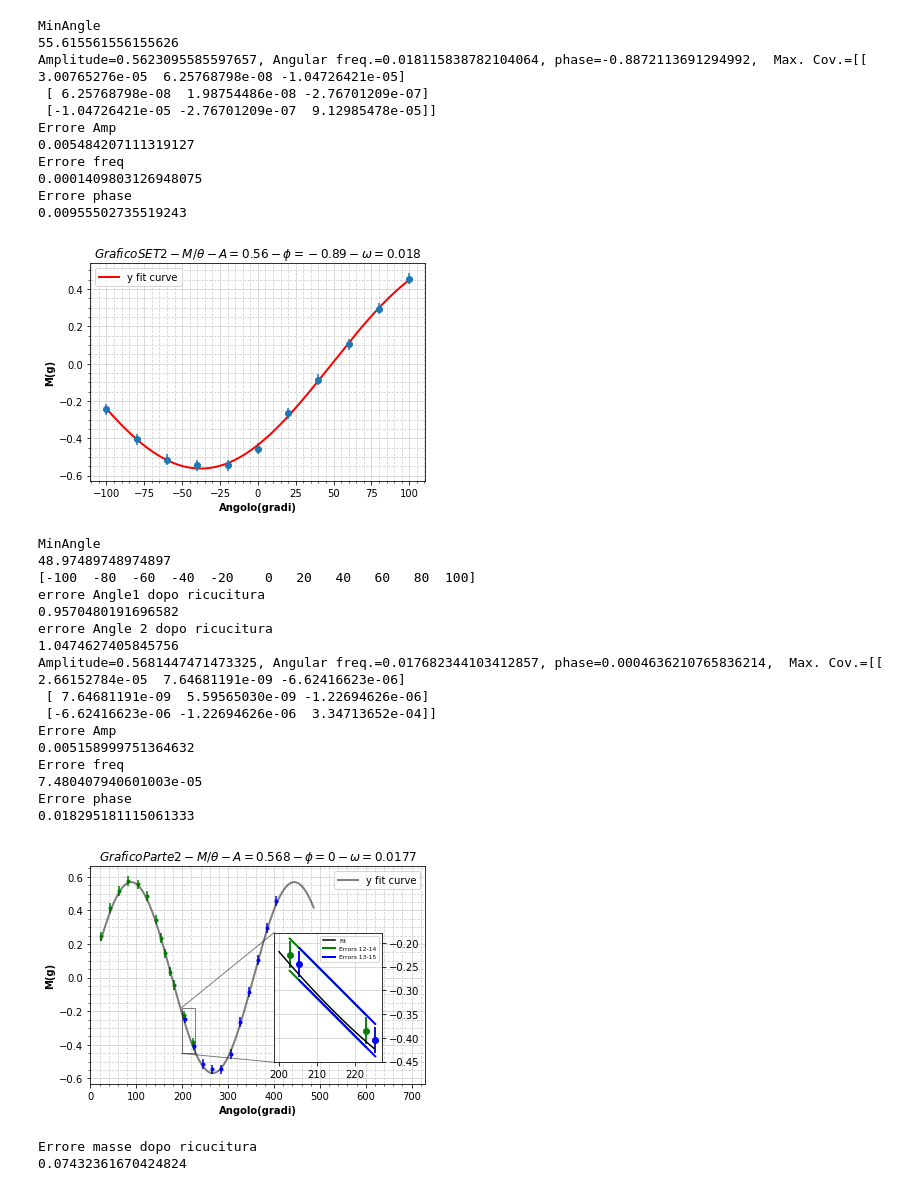
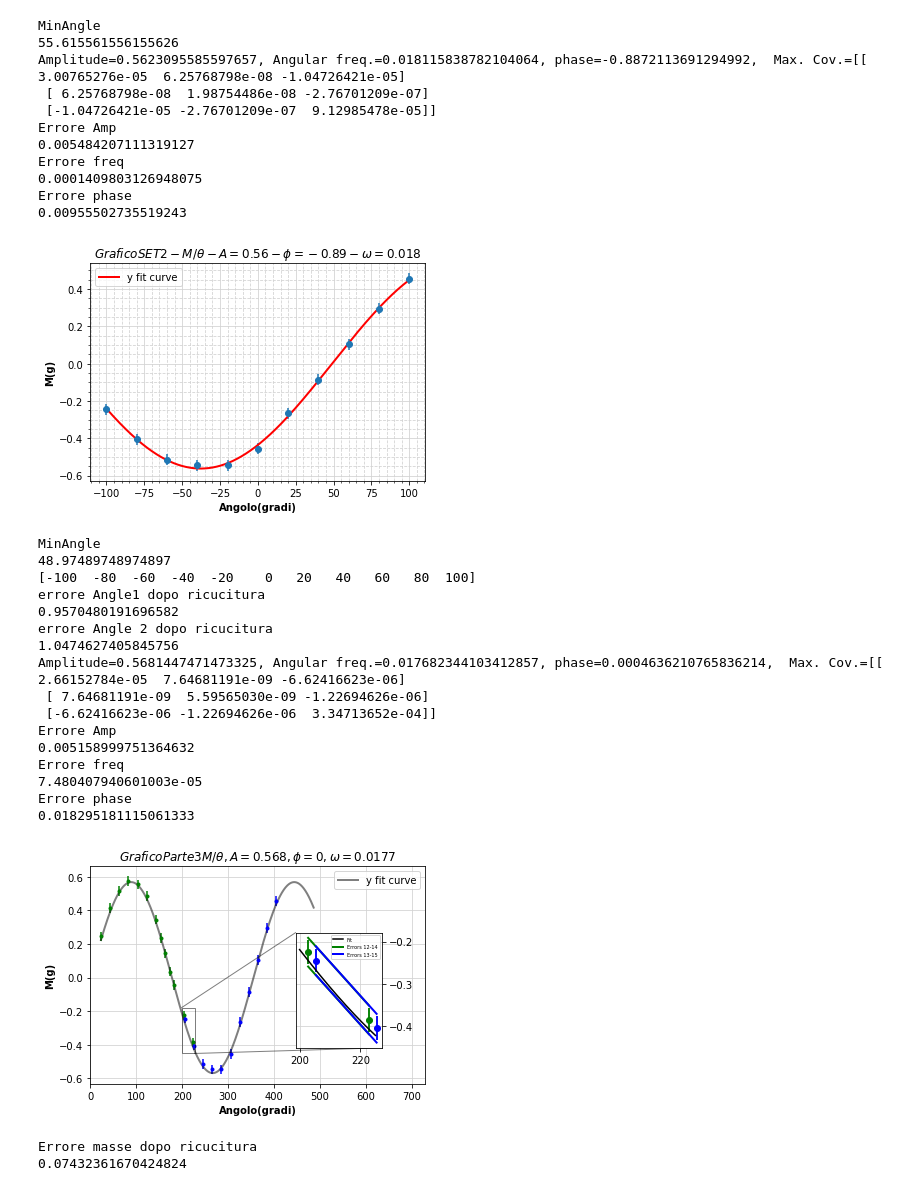
Before and after one commit to Vayxen/Lab2-E5, a Jupyter notebook: code/Analisi_Completa_Parte3.ipynb, the cells around one changed output. Saved outputs shown, nothing was run; the diff lists cells and outputs as text; code cells hidden in the pictures.

```diff
--- a/code/Analisi_Completa_Parte3.ipynb
+++ b/code/Analisi_Completa_Parte3.ipynb
@@ -174,13 +174,12 @@ fig = plt.figure()
 ax = fig.gca()
 #ax.set_xticks(np.arange(min(Angletot),max(Angletot)*1.5, 10)
 plt.xlim(0,max(Angletot)*1.8)
-plt.title(r'$ Grafico Parte2 - M/\theta - A = 0.568 - \phi = 0 - \omega = 0.0177$',fontweight="bold")
+plt.title(r'$ Grafico Parte3 M/\theta, A = 0.568, \phi = 0, \omega = 0.0177$',fontweight="bold")
 plt.xlabel("Angolo(gradi)",fontweight="bold")
 plt.ylabel("M(g)",fontweight="bold")
 
 plt.grid(color='lightgray',linestyle="-",zorder=0)
-plt.minorticks_on()
-plt.grid(b=True, which='minor', color='lightgray', linestyle='--')
+
 plt.errorbar(Angle, F, xerr=Angle_err[0], yerr=F_err[0], fmt='o', color="green", markersize=3)
 plt.errorbar(Angle2, F2, xerr=Angle_err[0], yerr=F_err[0], fmt='o', color="blue", markersize=3)
 
@@ -194,13 +193,15 @@ w = res["omega"]
 
 Ff = res["fitfunc"](Angletot)
 plt.plot(x, res["fitfunc"](x), "r-", label="y fit curve", linewidth=2, color="black", alpha=0.5)
-
+x = np.linspace(min(Angletot), max(Angletot),1000)
+y = (A)*np.sin(x*2*np.pi/360+phi)
+#plt.plot(x,y)
 plt.legend(loc="best")
 
 X_detail = np.linspace(200, 225, 1000)
 Y_detail = res["fitfunc"](X_detail)
 # location for the zoomed portion
-sub_axes = plt.axes([.55, .2, .25, .45])
+sub_axes = plt.axes([.6, .25, .2, .4])
 sub_axes.yaxis.tick_right()
 sub_axes.plot(X_detail,Y_detail, color="black",label="Fit")
 # plot the zoomed portion
@@ -234,34 +235,11 @@ q1 = y1+0.03-m*(x1+0.5)
 sub_axes.plot(x, m*x+q1, "r-", linewidth=2, color="blue", label="Errors 13-15")
 q2 = y1-0.03-m*(x1-0.5)
 sub_axes.plot(x, m*x+q2, "r-", linewidth=2, color="blue")
-sub_axes.legend(loc="upper right",prop={'size': 6})
+sub_axes.legend(loc="upper right",prop={'size': 5})
 ax.indicate_inset_zoom(sub_axes, edgecolor="black")
 plt.show()
 fig.savefig(f'GraficoMthetaParte3.pdf',dpi = 300)
 
-
-fig = plt.figure()
-ax = fig.gca()
-
-plt.title("Zoom punti SET1(9-10) -  SET2(13-14)",fontweight="bold")
-plt.xlabel("Angolo(gradi)",fontweight="bold")
-plt.ylabel("M(g)",fontweight="bold")
-
-plt.grid(color='lightgray',linestyle="-",zorder=0)
-plt.errorbar([Angletot[9],Angletot[10]], [Ftot[9],Ftot[10]], xerr=[0.5,0.5], yerr=[F_err[11],F_err[13]], fmt='o', label="Points 9-10")
-
-x = np.linspace(Angletot[9],Angletot[10],100)
-y2 = Ftot[9]
-y1 = Ftot[10]
-x2 = Angletot[9]
-x1 = Angletot[10]
-m = (y2-y1)/(x2-x1)
-q1 = y1+0.03-m*(x1+0.5)
-plt.plot(x, m*x+q1, linewidth=2, color="red", label="Errors 9-10")
-q2 = y1-0.03-m*(x1-0.5)
-plt.plot(x, m*x+q2, linewidth=2, color="red")
-
-plt.errorbar([Angletot[13],Angletot[14]], [Ftot[13],Ftot[14]], xerr=[0.5,0.5], yerr=[F_err[11],F_err[13]], fmt='o', label="Points 13-14")
 
 x = np.linspace(Angletot[13],Angletot[14],100)
 y2 = Ftot[13]
@@ -270,10 +248,7 @@ x2 = Angletot[13]
 x1 = Angletot[14]
 m = (y2-y1)/(x2-x1)
 q1 = y1+0.03-m*(x1+0.5)
-plt.plot(x, m*x+q1, "r-", linewidth=2, color="green", label="Errors 13-14")
 q2 = y1-0.03-m*(x1-0.5)
-plt.legend(loc="best")
-plt.plot(x, m*x+q2, "r-", linewidth=2, color="green")
 
 
 
@@ -313,33 +288,33 @@ Errore phase
 0.007976992774228696
 [figure]
 MinAngle
 55.615561556155626
 Amplitude=0.5623095585597657, Angular freq.=0.018115838782104064, phase=-0.8872113691294992,  Max. Cov.=[[ 3.00765276e-05  6.25768798e-08 -1.04726421e-05]
  [ 6.25768798e-08  1.98754486e-08 -2.76701209e-07]
  [-1.04726421e-05 -2.76701209e-07  9.12985478e-05]]
 Errore Amp
 0.005484207111319127
 Errore freq
 0.0001409803126948075
 Errore phase
 0.00955502735519243
 [figure]
 MinAngle
 48.97489748974897
 [-100  -80  -60  -40  -20    0   20   40   60   80  100]
 errore Angle1 dopo ricucitura
 0.9570480191696582
 errore Angle 2 dopo ricucitura
 1.0474627405845756
 Amplitude=0.5681447471473325, Angular freq.=0.017682344103412857, phase=0.0004636210765836214,  Max. Cov.=[[ 2.66152784e-05  7.64681191e-09 -6.62416623e-06]
  [ 7.64681191e-09  5.59565030e-09 -1.22694626e-06]
  [-6.62416623e-06 -1.22694626e-06  3.34713652e-04]]
 Errore Amp
 0.005158999751364632
 Errore freq
 7.480407940601003e-05
 Errore phase
 0.018295181115061333
-[figure, old version]
+[figure, new version]
 Errore masse dopo ricucitura
 0.07432361670424824
```
Also changed, not shown: parts of 1 cell of this notebook, 42 other files.
